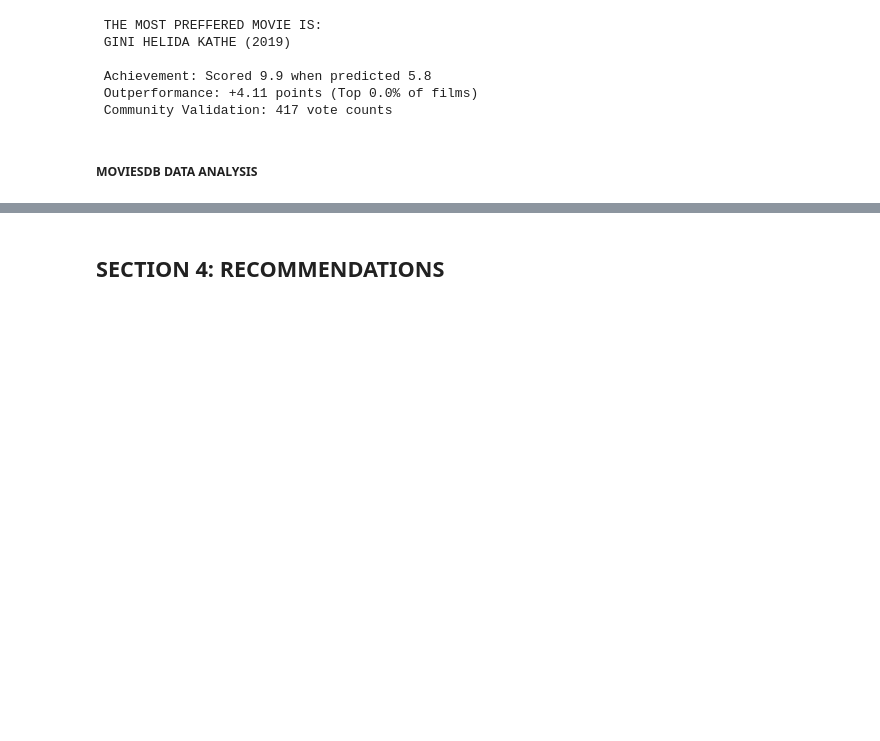
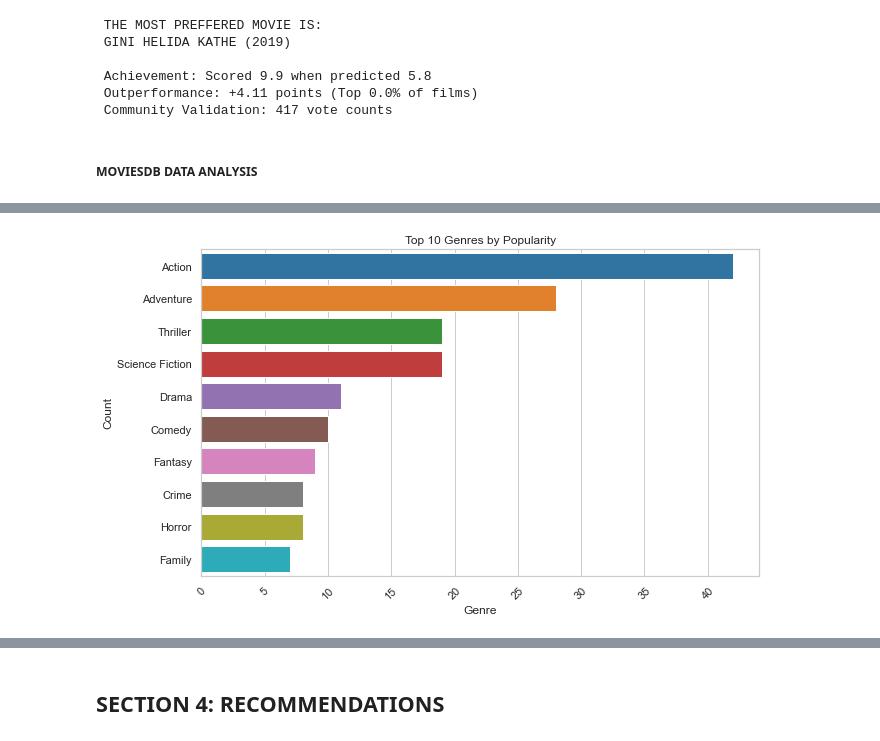
Before and after one commit to KweyuV/dsc-phase-2-project-group4, a Jupyter notebook: workbook_1.ipynb, the cells around one changed output, grey strips where cells are left out. Cells and saved outputs as stored; diff of their text form; code cells hidden in the pictures; blank space fills up the shorter version.

```diff
--- a/workbook_1.ipynb
+++ b/workbook_1.ipynb
@@ -684,0 +741,10 @@ plt.show()
+# %%
+# Fetch the top 10 genres by popularity
+def get_top_genres(df, top_n=10):
+    genre_counts = df.explode('genre_names')['genre_names'].value_counts().head(top_n)
+    return genre_counts
+
+# Pandas DataFrame of top genres
+top_genres = get_top_genres(df_movies)
+top_genres_df = top_genres.reset_index()
+top_genres_df
@@ -684,0 +763,11 @@ plt.show()
+# %%
+# Side bar plot of top genres
+plt.figure(figsize=(10, 6))
+sns.barplot(x='genre_names', y='index', data=top_genres_df, palette='tab10')
+plt.title('Top 10 Genres by Popularity')
+plt.xlabel('Genre')
+plt.ylabel('Count')
+plt.xticks(rotation=45)
+plt.show()
+# %% [output]
+[figure, added]
```
Also changed, not shown: parts of 25 cells of this notebook.
